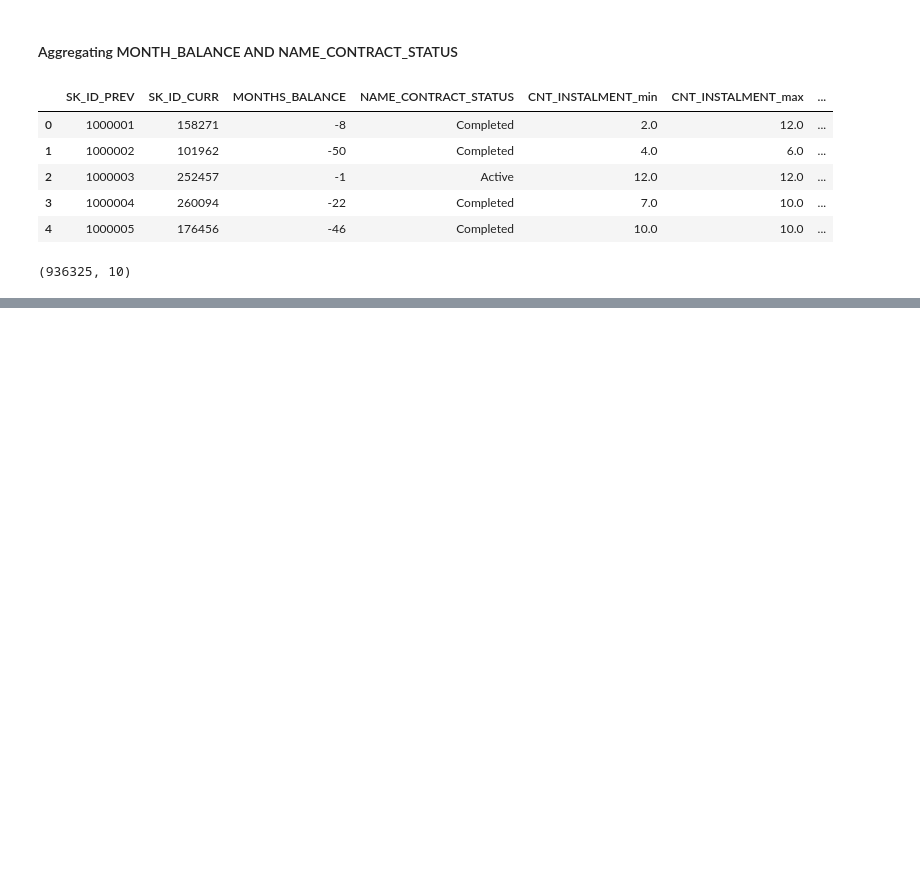
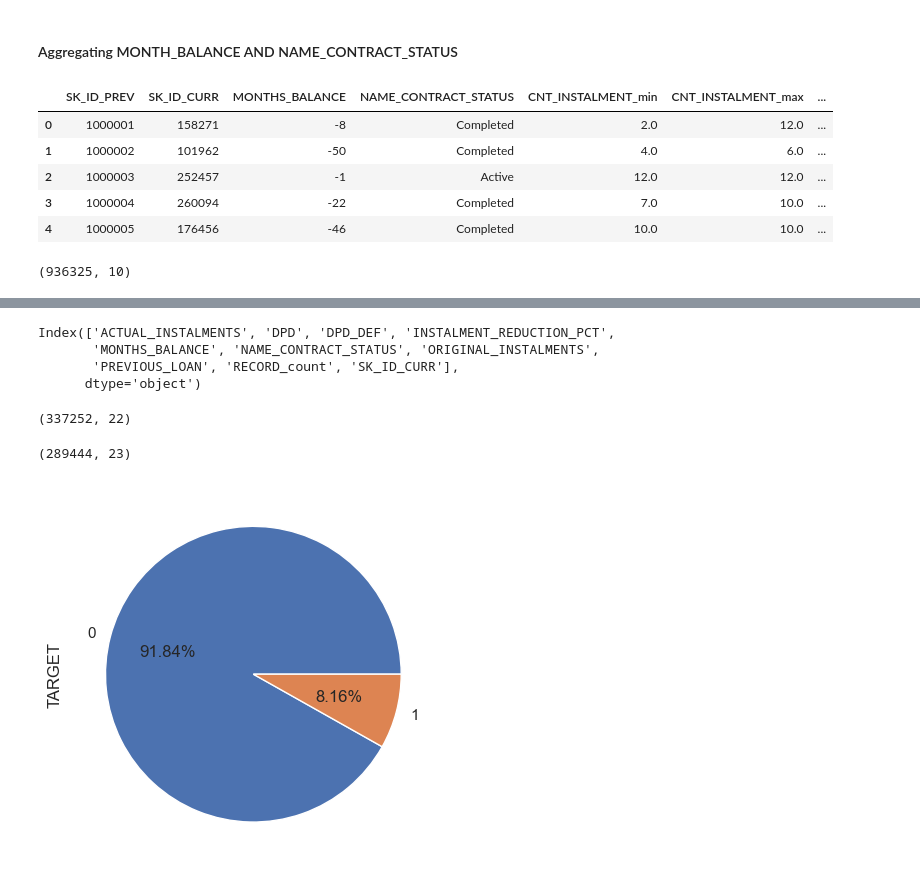
Before and after one commit to seg-fault123/bdm_project, a Jupyter notebook: pos_cash.ipynb, the cells around one changed output, grey strips where cells are left out. Drawn from its saved outputs; the diff is of its cells as text; code cells hidden in the pictures; blank space fills up the shorter version.

```diff
--- a/pos_cash.ipynb
+++ b/pos_cash.ipynb
@@ -119,0 +136,46 @@ pos_agg.shape
+# %%
+'''
+renamig columns accordingly
+'''
+pos_agg.rename(columns={'CNT_INSTALMENT_max': 'ORIGINAL_INSTALMENTS', 'CNT_INSTALMENT_min': 'ACTUAL_INSTALMENTS',
+                        'SK_DPD_max': 'DPD', 'SK_DPD_DEF_max': 'DPD_DEF', 'SK_ID_PREV': 'PREVIOUS_LOAN',
+                        'SK_ID_PREV_count': 'RECORD_count'}, inplace=True)
+pos_agg.columns.sort_values()
+# %% [output]
+Index(['ACTUAL_INSTALMENTS', 'DPD', 'DPD_DEF', 'INSTALMENT_REDUCTION_PCT',
+       'MONTHS_BALANCE', 'NAME_CONTRACT_STATUS', 'ORIGINAL_INSTALMENTS',
+       'PREVIOUS_LOAN', 'RECORD_count', 'SK_ID_CURR'],
+      dtype='object')
+# %%
+'''
+aggregating step
+'''
+pos_agg_2=pos_agg.groupby(by='SK_ID_CURR').agg(func={'ACTUAL_INSTALMENTS': ['min', 'max', 'median', 'sum'],
+                                                     'ORIGINAL_INSTALMENTS': ['min', 'max', 'median', 'sum'],
+                                                     'RECORD_count': ['min', 'max', 'median', 'sum'],
+                                                     'INSTALMENT_REDUCTION_PCT': ['min', 'max', 'median'],
+                                                     'MONTHS_BALANCE': ['min', 'max', 'median'],
+                                                     'DPD': 'sum', 'DPD_DEF': 'sum',
+                                                     'PREVIOUS_LOAN': 'count'})
+pos_agg_2.columns=pd.Index(['_'.join(val) for val in pos_agg_2.columns.to_flat_index()])
+pos_agg_2.reset_index(inplace=True)
+pos_agg_2.shape
+# %% [output]
+(337252, 22)
+# %%
+'''
+adding target column
+<main_data_id_target> contains target for each current loan
+'''
+main_data_id_target=pd.read_csv('application_train.csv',usecols=['SK_ID_CURR', 'TARGET'])
+pos_agg_target=pd.merge(left=pos_agg_2, right=main_data_id_target, on='SK_ID_CURR')
+pos_agg_target.shape
+# %% [output]
+(289444, 23)
+# %%
+'''
+distribution of target in the aggregated bureau data
+'''
+pos_agg_target['TARGET'].value_counts().plot.pie(autopct='%1.2f%%');
+# %% [output]
+[figure, added]
```
Also changed, not shown: parts of 13 cells of this notebook, 1 other file.
